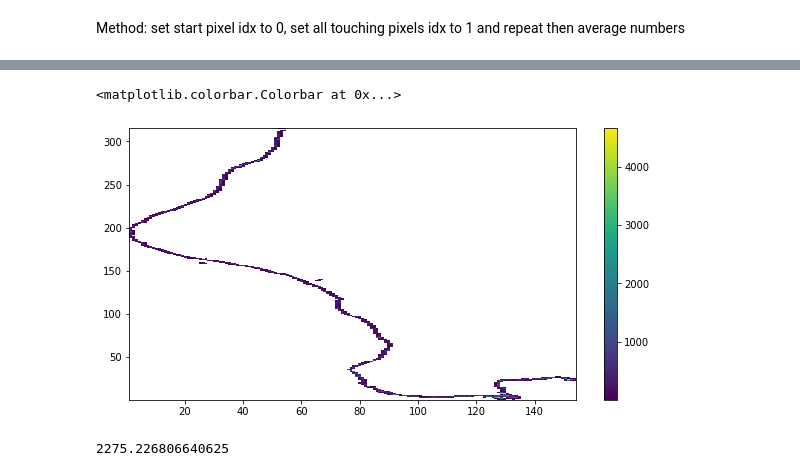
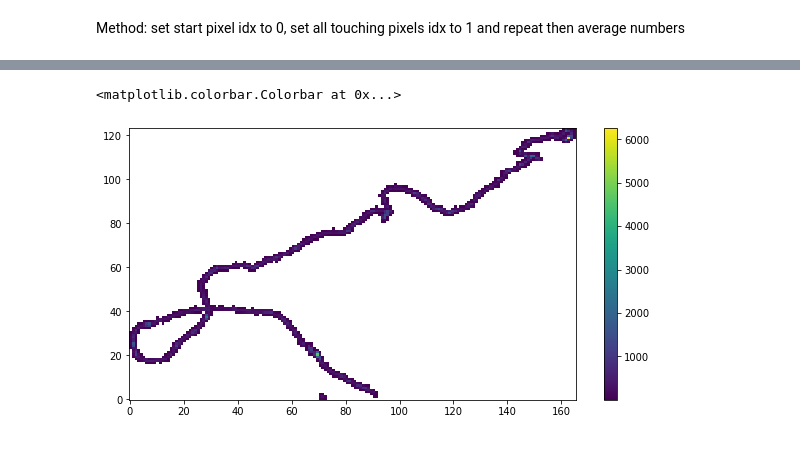
Before and after one commit to harryxni/detector_sim, a Jupyter notebook: analysis/reconstruction.ipynb, the cells around one changed output, grey strips where cells are left out. Cells and saved outputs as stored; diff of their text form; code cells hidden in the pictures.

```diff
--- a/analysis/reconstruction.ipynb
+++ b/analysis/reconstruction.ipynb
@@ -83,10 +138,10 @@ def average_track(track_ids, deps, charge):
 # %%
-event_num = 13 #easy ones: 0,2,6,13,14(!) semieasy: 5,11 bad: 15(?),18(need to investigate this one)
+event_num = 5 #good ones: 0,2,6,13,14 sorta:5,10,11 bad: 15(?),18(need to investigate this one),11,4,1,8,9
 x_pix = tracks_t["x_pix"].array()[event_num]
 y_pix = tracks_t["y_pix"].array()[event_num]
 c_dep = tracks_t["depC_pix"].array()[event_num]
 z_toa = tracks_t["z_toa"].array()[event_num]
 mean_z = tracks_t["mean_z"].array()[event_num]
-z_toa = z_toa - min(z_toa)
+z_toa = z_toa - min(z_toa)+1
 print(np.sum(c_dep))
 # %% [output]
@@ -121,20 +175,17 @@ plt.colorbar()
 # %%
 x_new=[]
 y_new=[]
 #z=[]
 for val in avg_track:
-    z0=2000#um
+    z0=10000#um
     x,y,z=diffuse(val, z0)
     x_new.extend(x)
     y_new.extend(y)
+
     #z.extend(z)
 
-pix, xedges, yedges, image = plt.hist2d(x_new, y_new, (max(x_pix), max(y_pix)),cmin=1)
+pix, xedges, yedges, image = plt.hist2d(x_new, y_new, (max(x_pix), max(y_pix)),cmin=0.1)
 plt.colorbar()
 # %% [output]
 <matplotlib.colorbar.Colorbar at 0x...>
-[figure, old version]
+[figure, new version]
-# %%
-mean_z
-# %% [output]
-2275.226806640625
```
Also changed, not shown: parts of 17 cells of this notebook.
